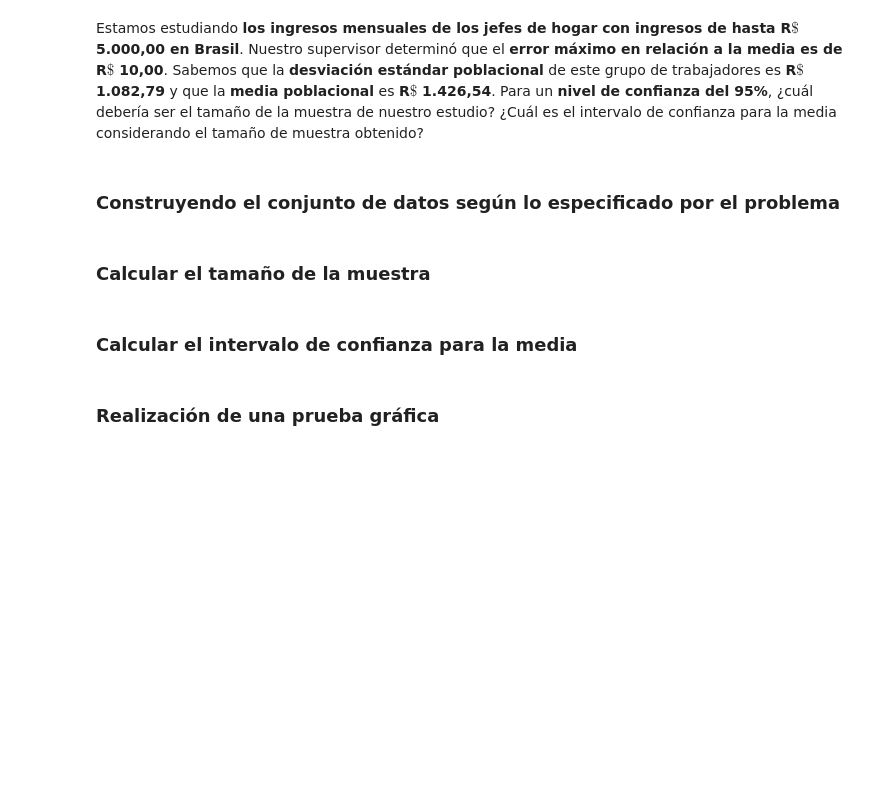
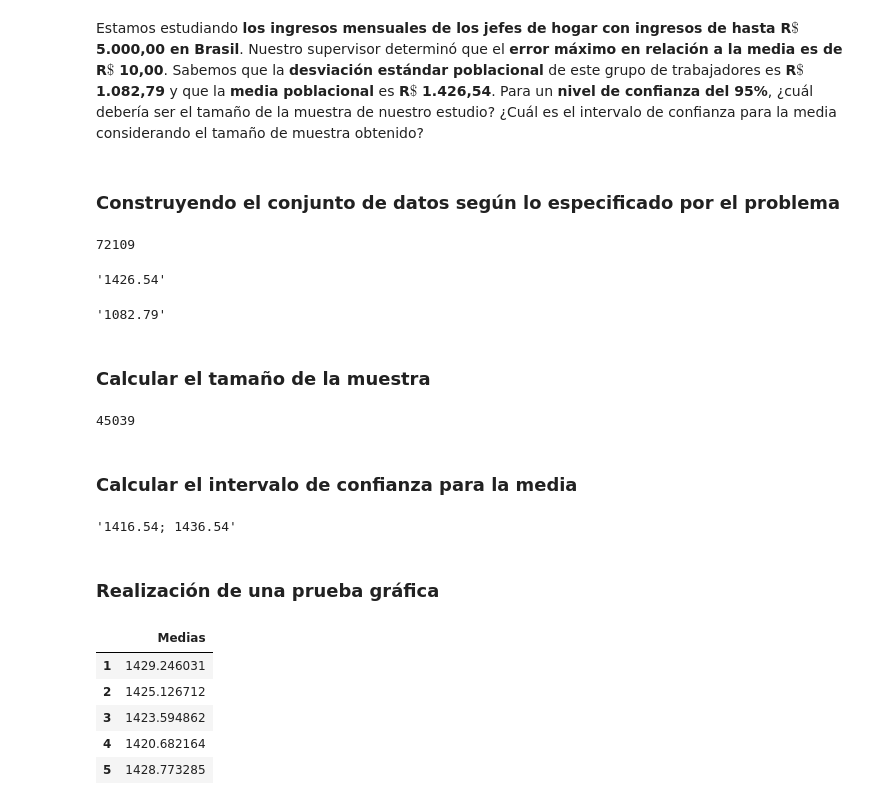
Before and after one commit to JLuceroVasquez/estadistica-con-python-probabilidad-y-muestreo, a Jupyter notebook: notebook-del-curso.ipynb, the cells around one changed output. Drawn from its saved outputs; the diff is of its cells as text; code cells hidden in the pictures; blank space fills up the shorter version.

```diff
--- a/notebook-del-curso.ipynb
+++ b/notebook-del-curso.ipynb
@@ -1487,9 +1464,60 @@ int(n_sacos.round())
 Estamos estudiando **los ingresos mensuales de los jefes de hogar con ingresos de hasta R$\$$ 5.000,00 en Brasil**. Nuestro supervisor determinó que el **error máximo en relación a la media es de R$\$$ 10,00**. Sabemos que la **desviación estándar poblacional** de este grupo de trabajadores es **R$\$$ 1.082,79** y que la **media poblacional** es **R$\$$ 1.426,54**. Para un **nivel de confianza del 95%**, ¿cuál debería ser el tamaño de la muestra de nuestro estudio? ¿Cuál es el intervalo de confianza para la media considerando el tamaño de muestra obtenido?
 # %% [markdown]
 ### Construyendo el conjunto de datos según lo especificado por el problema
+# %%
+ingresos_5000 = datos.query('Ingreso <= 5000').Ingreso
+ingresos_5000.shape[0]
+# %% [output]
+72109
+# %%
+media_ingresos_5000 = ingresos_5000.mean()
+"{:.2f}".format(media_ingresos_5000)
+# %% [output]
+'1426.54'
+# %%
+sigma_ingresos_5000 = ingresos_5000.std()
+"{:.2f}".format(sigma_ingresos_5000)
+# %% [output]
+'1082.79'
 # %% [markdown]
 ### Calcular el tamaño de la muestra
+# %%
+#Se considera la población como infinita.
+z_ingresos_5000 = norm.isf(0.05/2)
+e_ingresos_5000 = 10
+
+muestra_ingresos_5000 = (z_ingresos_5000 * (sigma_ingresos_5000/e_ingresos_5000)) ** 2
+muestra_ingresos_5000 = int(muestra_ingresos_5000.round())
+muestra_ingresos_5000
+# %% [output]
+45039
 # %% [markdown]
 ### Calcular el intervalo de confianza para la media
+# %%
+intervalo_confianza_ingresos_5000 = norm.interval(confidence=0.95, loc= media_ingresos_5000, scale=sigma_ingresos_5000/np.sqrt(muestra_ingresos_5000))
+"{:.2f}; {:.2f}".format(intervalo_confianza_ingresos_5000[0], intervalo_confianza_ingresos_5000[1])
+# %% [output]
+'1416.54; 1436.54'
 # %% [markdown]
 ### Realización de una prueba gráfica
+# %%
+#Se realiza una simulación de 1000 muestreos, de tamaño 45039.
+simulaciones = 1000
+
+'''
+Se crea una lista con las medias de las 1000 simulaciones, correspondiendo cada
+promedio a una muestra de tamaño 45039.
+'''
+muestras = [ingresos_5000.sample(n= muestra_ingresos_5000).mean() for i in range(simulaciones)]
+
+#Se crea un dataframe "muestras" con la lista de medias.
+#Se nombra la columna del df como "Medias", y se establece un índice que va de 1 a 1000.
+muestras = pd.DataFrame(data={"Medias":muestras}, index=range(1,simulaciones+1))
+muestras.head()
+# %% [output]
+|  | Medias |
+| 1 | 1429.246031 |
+| 2 | 1425.126712 |
+| 3 | 1423.594862 |
+| 4 | 1420.682164 |
+| 5 | 1428.773285 |
```
Also changed, not shown: parts of 13 cells of this notebook.
